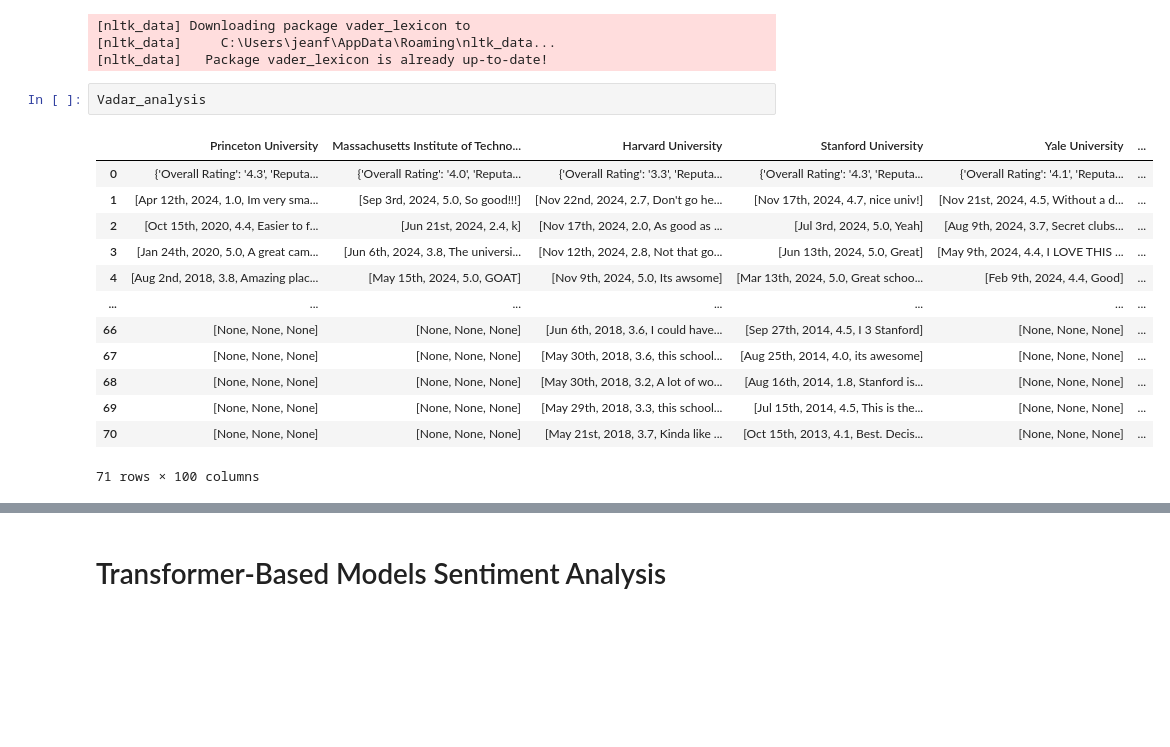
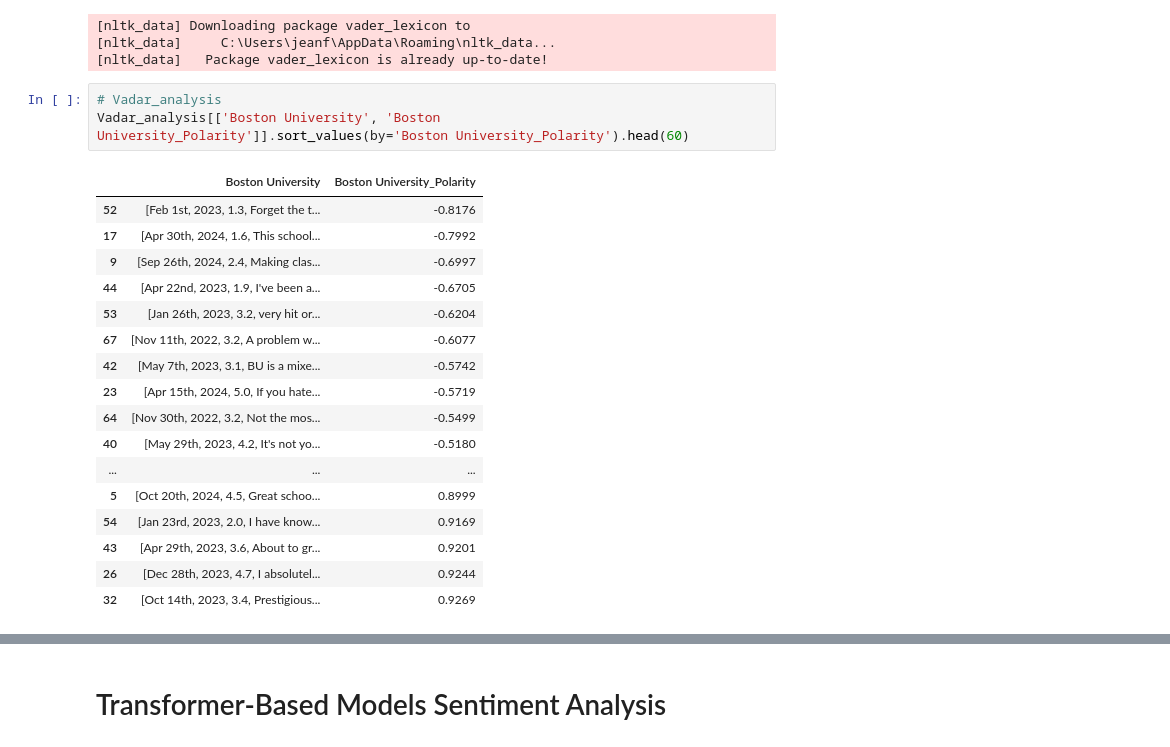
Before and after one commit to Jeanff02/CME538_Byte_Me_Big_Project, a Jupyter notebook: RatemyProfessorScrape.ipynb, the cells around one changed output, grey strips where cells are left out. Cells and saved outputs as stored; diff of their text form; blank space fills up the shorter version.

```diff
--- a/RatemyProfessorScrape.ipynb
+++ b/RatemyProfessorScrape.ipynb
@@ -425,18 +495,23 @@ Vadar_analysis = pd.concat([parsed_reviews, polarity_df], axis=1)
 [nltk_data]     C:\Users\jeanf\AppData\Roaming\nltk_data...
 [nltk_data]   Package vader_lexicon is already up-to-date!
 # %%
-Vadar_analysis
+# Vadar_analysis
+Vadar_analysis[['Boston University', 'Boston University_Polarity']].sort_values(by='Boston University_Polarity').head(60)
 # %% [output]
-|  | Princeton University | Massachusetts Institute of Techno... | Harvard University | Stanford University | Yale University | ... |
-| 0 | {'Overall Rating': '4.3', 'Reputa... | {'Overall Rating': '4.0', 'Reputa... | {'Overall Rating': '3.3', 'Reputa... | {'Overall Rating': '4.3', 'Reputa... | {'Overall Rating': '4.1', 'Reputa... | ... |
-| 1 | [Apr 12th, 2024, 1.0, Im very sma... | [Sep 3rd, 2024, 5.0, So good!!!] | [Nov 22nd, 2024, 2.7, Don't go he... | [Nov 17th, 2024, 4.7, nice univ!] | [Nov 21st, 2024, 4.5, Without a d... | ... |
-| 2 | [Oct 15th, 2020, 4.4, Easier to f... | [Jun 21st, 2024, 2.4, k] | [Nov 17th, 2024, 2.0, As good as ... | [Jul 3rd, 2024, 5.0, Yeah] | [Aug 9th, 2024, 3.7, Secret clubs... | ... |
-| 3 | [Jan 24th, 2020, 5.0, A great cam... | [Jun 6th, 2024, 3.8, The universi... | [Nov 12th, 2024, 2.8, Not that go... | [Jun 13th, 2024, 5.0, Great] | [May 9th, 2024, 4.4, I LOVE THIS ... | ... |
-| 4 | [Aug 2nd, 2018, 3.8, Amazing plac... | [May 15th, 2024, 5.0, GOAT] | [Nov 9th, 2024, 5.0, Its awsome] | [Mar 13th, 2024, 5.0, Great schoo... | [Feb 9th, 2024, 4.4, Good] | ... |
-| ... | ... | ... | ... | ... | ... | ... |
-| 66 | [None, None, None] | [None, None, None] | [Jun 6th, 2018, 3.6, I could have... | [Sep 27th, 2014, 4.5, I 3 Stanford] | [None, None, None] | ... |
-| 67 | [None, None, None] | [None, None, None] | [May 30th, 2018, 3.6, this school... | [Aug 25th, 2014, 4.0, its awesome] | [None, None, None] | ... |
-| 68 | [None, None, None] | [None, None, None] | [May 30th, 2018, 3.2, A lot of wo... | [Aug 16th, 2014, 1.8, Stanford is... | [None, None, None] | ... |
-| 69 | [None, None, None] | [None, None, None] | [May 29th, 2018, 3.3, this school... | [Jul 15th, 2014, 4.5, This is the... | [None, None, None] | ... |
-| 70 | [None, None, None] | [None, None, None] | [May 21st, 2018, 3.7, Kinda like ... | [Oct 15th, 2013, 4.1, Best. Decis... | [None, None, None] | ... |
+|  | Boston University | Boston University_Polarity |
+| 52 | [Feb 1st, 2023, 1.3, Forget the t... | -0.8176 |
+| 17 | [Apr 30th, 2024, 1.6, This school... | -0.7992 |
+| 9 | [Sep 26th, 2024, 2.4, Making clas... | -0.6997 |
+| 44 | [Apr 22nd, 2023, 1.9, I've been a... | -0.6705 |
+| 53 | [Jan 26th, 2023, 3.2, very hit or... | -0.6204 |
+| 67 | [Nov 11th, 2022, 3.2, A problem w... | -0.6077 |
+| 42 | [May 7th, 2023, 3.1, BU is a mixe... | -0.5742 |
+| 23 | [Apr 15th, 2024, 5.0, If you hate... | -0.5719 |
+| 64 | [Nov 30th, 2022, 3.2, Not the mos... | -0.5499 |
+| 40 | [May 29th, 2023, 4.2, It's not yo... | -0.5180 |
+| ... | ... | ... |
+| 5 | [Oct 20th, 2024, 4.5, Great schoo... | 0.8999 |
+| 54 | [Jan 23rd, 2023, 2.0, I have know... | 0.9169 |
+| 43 | [Apr 29th, 2023, 3.6, About to gr... | 0.9201 |
+| 26 | [Dec 28th, 2023, 4.7, I absolutel... | 0.9244 |
+| 32 | [Oct 14th, 2023, 3.4, Prestigious... | 0.9269 |
-71 rows × 100 columns
```
Also changed, not shown: parts of 10 cells of this notebook, 1 other file.
